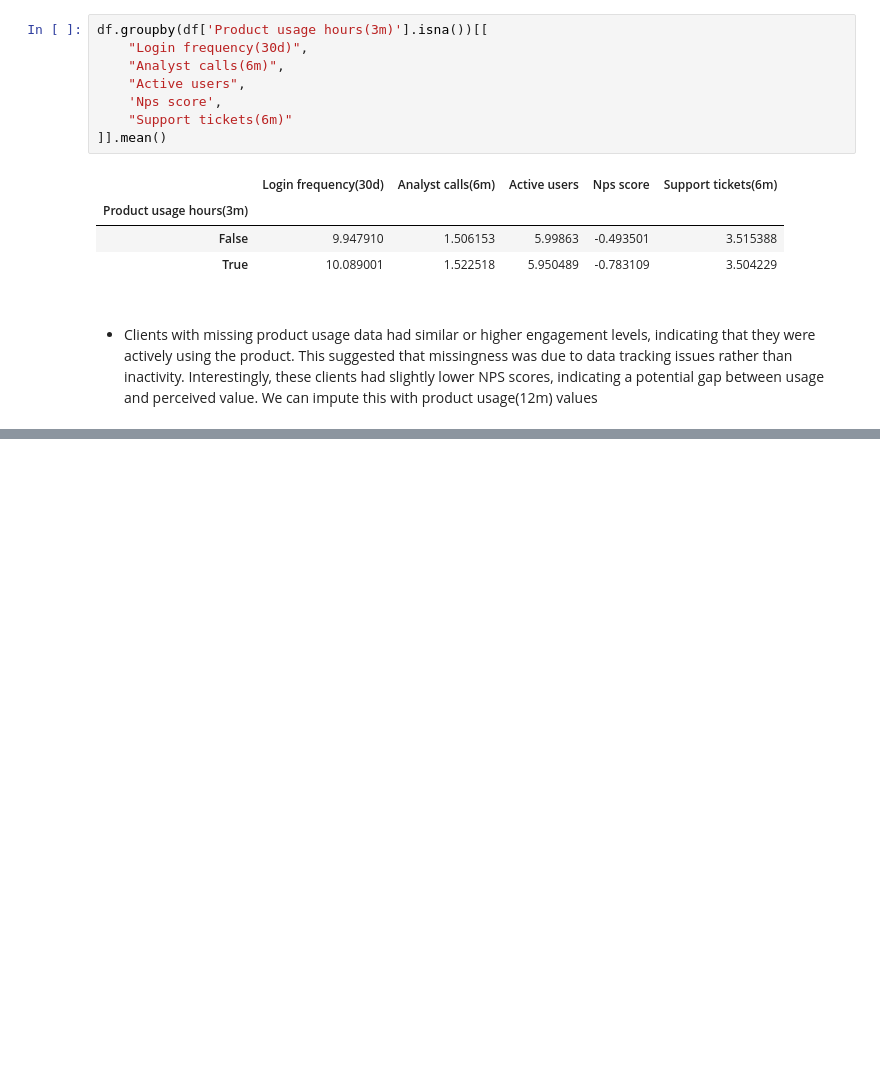
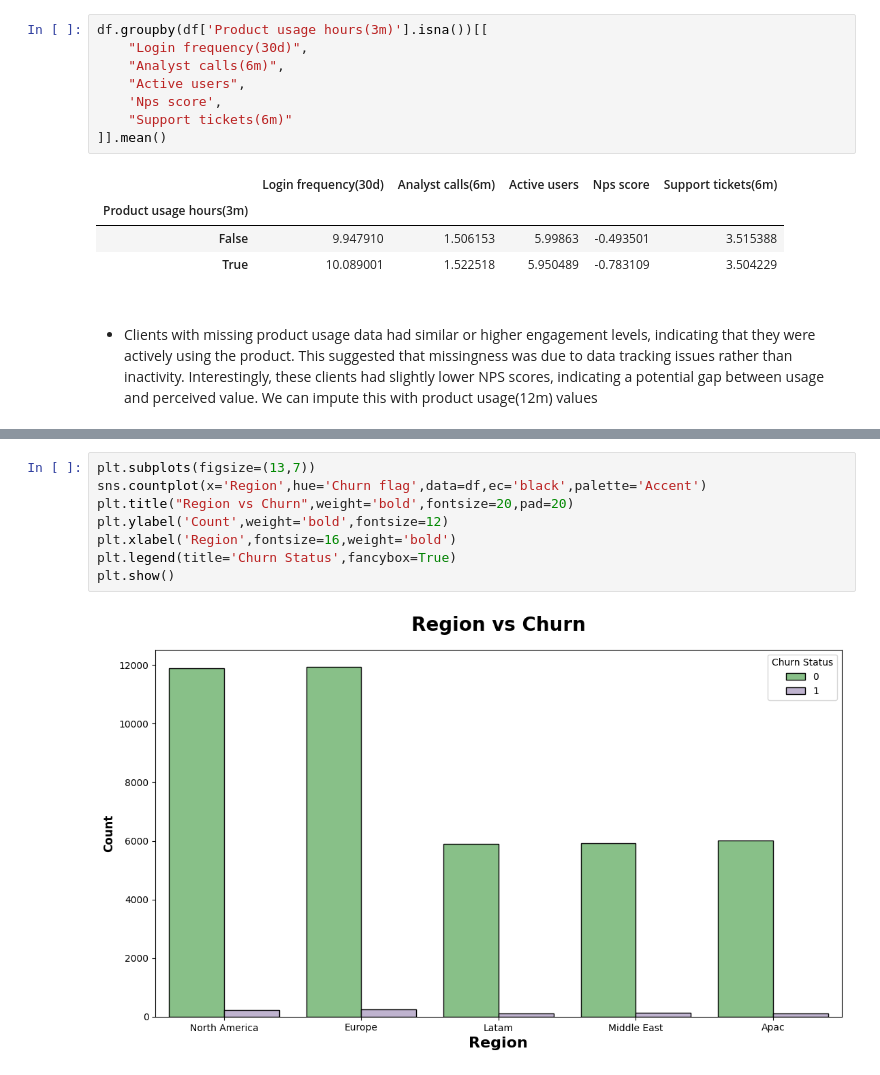
Before and after one commit to prathamgarg08/Churn-Prediction, a Jupyter notebook: notebooks/EDA.ipynb, the cells around one changed output, grey strips where cells are left out. Saved outputs shown, nothing was run; the diff lists cells and outputs as text; blank space fills up the shorter version.

```diff
--- a/notebooks/EDA.ipynb
+++ b/notebooks/EDA.ipynb
@@ -874,0 +917,10 @@ df.groupby(df['Product usage hours(3m)'].isna())[[
+# %%
+plt.subplots(figsize=(13,7))
+sns.countplot(x='Region',hue='Churn flag',data=df,ec='black',palette='Accent')
+plt.title("Region vs Churn",weight='bold',fontsize=20,pad=20)
+plt.ylabel('Count',weight='bold',fontsize=12)
+plt.xlabel('Region',fontsize=16,weight='bold')
+plt.legend(title='Churn Status',fancybox=True)
+plt.show()
+# %% [output]
+[figure, added]
```
Also changed, not shown: parts of 31 cells of this notebook.
